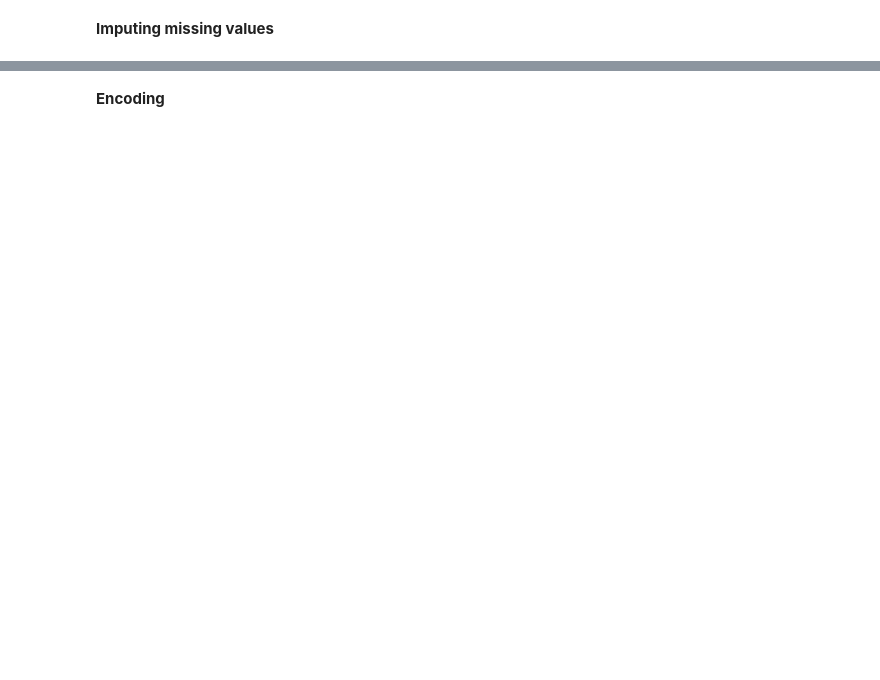
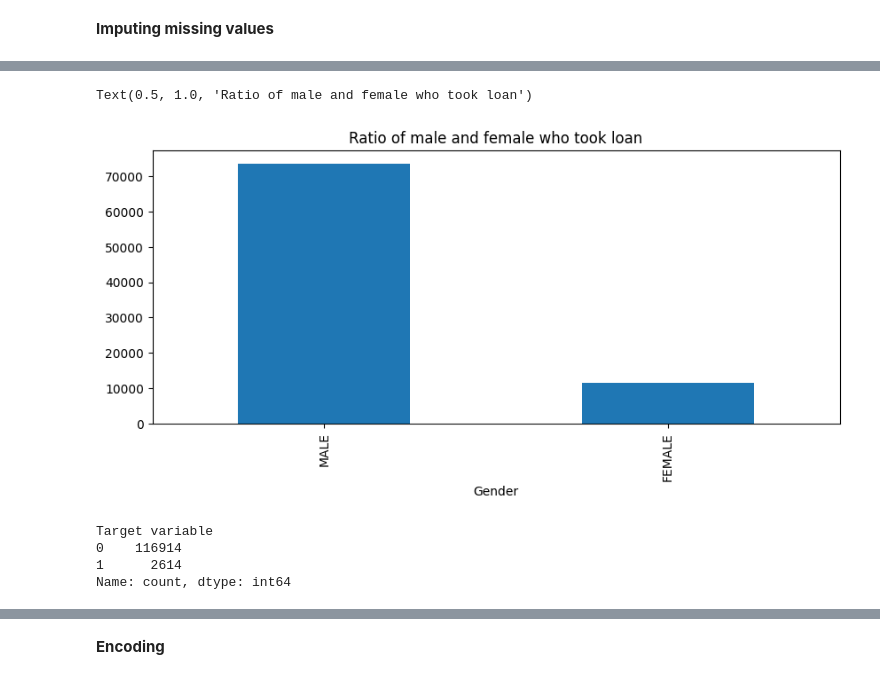
Before and after one commit to Karlajack/Machine_Learning_24e, a Jupyter notebook: Wk3-Credit_Risk_Classification_Project.ipynb, the cells around one changed output, grey strips where cells are left out. Saved outputs shown, nothing was run; the diff lists cells and outputs as text; code cells hidden in the pictures; blank space fills up the shorter version.

```diff
--- a/Wk3-Credit_Risk_Classification_Project.ipynb
+++ b/Wk3-Credit_Risk_Classification_Project.ipynb
@@ -224,0 +255,14 @@ data[NumVar]=num
+# %%
+#Ratio of Male to female
+data.Gender.value_counts().plot(kind = "bar", figsize = (10,4))
+plt.title("Ratio of male and female who took loan")
+# %% [output]
+Text(0.5, 1.0, 'Ratio of male and female who took loan')
+[figure, added]
+# %%
+data['Target variable'].value_counts()
+# %% [output]
+Target variable
+0    116914
+1      2614
+Name: count, dtype: int64
```
Also changed, not shown: parts of 6 cells of this notebook.
